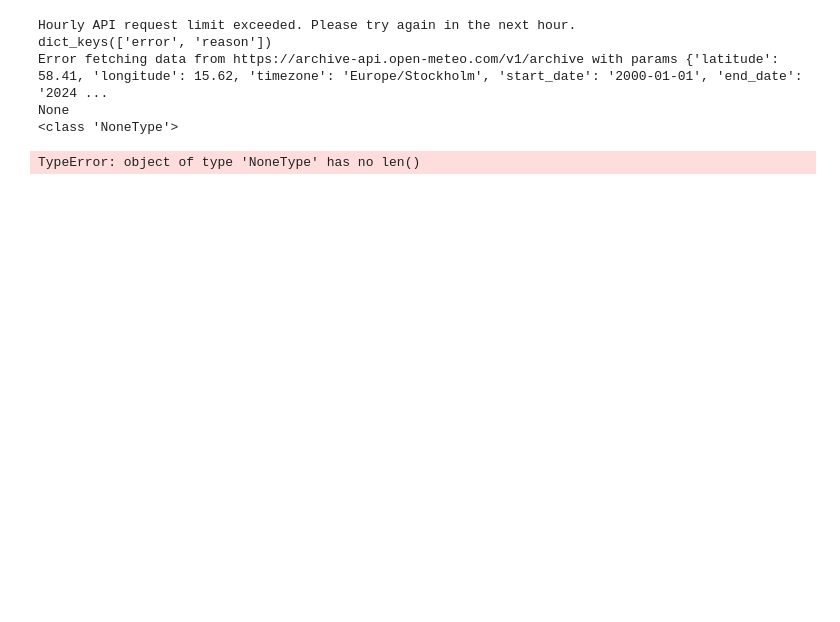
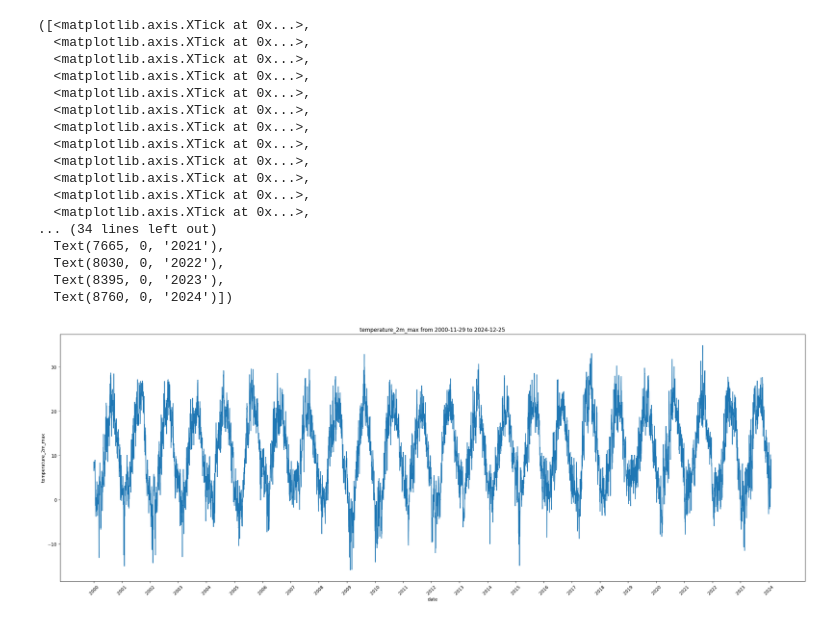
Before and after one commit to GabbeBytes19/Quant-Summer-Project, a Jupyter notebook: notebooks/01_data_exploration.ipynb, the cells around one changed output. Cells and saved outputs as stored; diff of their text form; code cells hidden in the pictures; blank space fills up the shorter version.

Commit message:
Made plots for visualizing the data, specifically a line plot and a histogram

```diff
--- a/notebooks/01_data_exploration.ipynb
+++ b/notebooks/01_data_exploration.ipynb
@@ -5,6 +5,7 @@
 import sys
 import seaborn as sns
 import matplotlib.pyplot as plt
+import pandas as pd
 sys.path.append("/Users/gabriel/Desktop/Quant_Project/Quant-Summer-Project")
 
 from data.fetcher import fetch_data
@@ -13,18 +14,40 @@ from data.loader import add_event_column
 from config.settings import HISTORICAL_START,HISTORICAL_END
 
 df_raw = fetch_data(HISTORICAL_START,HISTORICAL_END)
-print(df_raw)
-print(type(df_raw))
+
 
 df_clean = clean_data(df_raw)
 
+
 df_event = add_event_column(df_clean)
-
-print(df_raw.null_count())
-# %% [output]
-Hourly API request limit exceeded. Please try again in the next hour.
-dict_keys(['error', 'reason'])
-Error fetching data from https://archive-api.open-meteo.com/v1/archive with params {'latitude': 58.41, 'longitude': 15.62, 'timezone': 'Europe/Stockholm', 'start_date': '2000-01-01', 'end_date': '2024 ...
-None
-<class 'NoneType'>
-TypeError: object of type 'NoneType' has no len()
+# %%
+df_temp = df_event["temperature_2m_max"].to_list()
+df_year = df_event["time"].to_list()
+
+plt.figure(figsize =(30,10))
+plt.title(f"temperature_2m_max from {HISTORICAL_START} to {HISTORICAL_END} in Linköping")
+plt.xlabel("date")
+plt.ylabel("temperature_2m_max")
+
+
+sns.lineplot(x = df_year , y = df_temp)
+plt.xticks(ticks=range(0, len(df_year), 365), labels=[df_year[i][:4] for i in range(0, len(df_year), 365)], rotation=45)
+# %% [output]
+([<matplotlib.axis.XTick at 0x...>,
+  <matplotlib.axis.XTick at 0x...>,
+  <matplotlib.axis.XTick at 0x...>,
+  <matplotlib.axis.XTick at 0x...>,
+  <matplotlib.axis.XTick at 0x...>,
+  <matplotlib.axis.XTick at 0x...>,
+  <matplotlib.axis.XTick at 0x...>,
+  <matplotlib.axis.XTick at 0x...>,
+  <matplotlib.axis.XTick at 0x...>,
+  <matplotlib.axis.XTick at 0x...>,
+  <matplotlib.axis.XTick at 0x...>,
+  <matplotlib.axis.XTick at 0x...>,
+... (34 lines left out)
+  Text(7665, 0, '2021'),
+  Text(8030, 0, '2022'),
+  Text(8395, 0, '2023'),
+  Text(8760, 0, '2024')])
+[figure, added]
```
Also changed, not shown: parts of 3 cells of this notebook, 4 other files.
